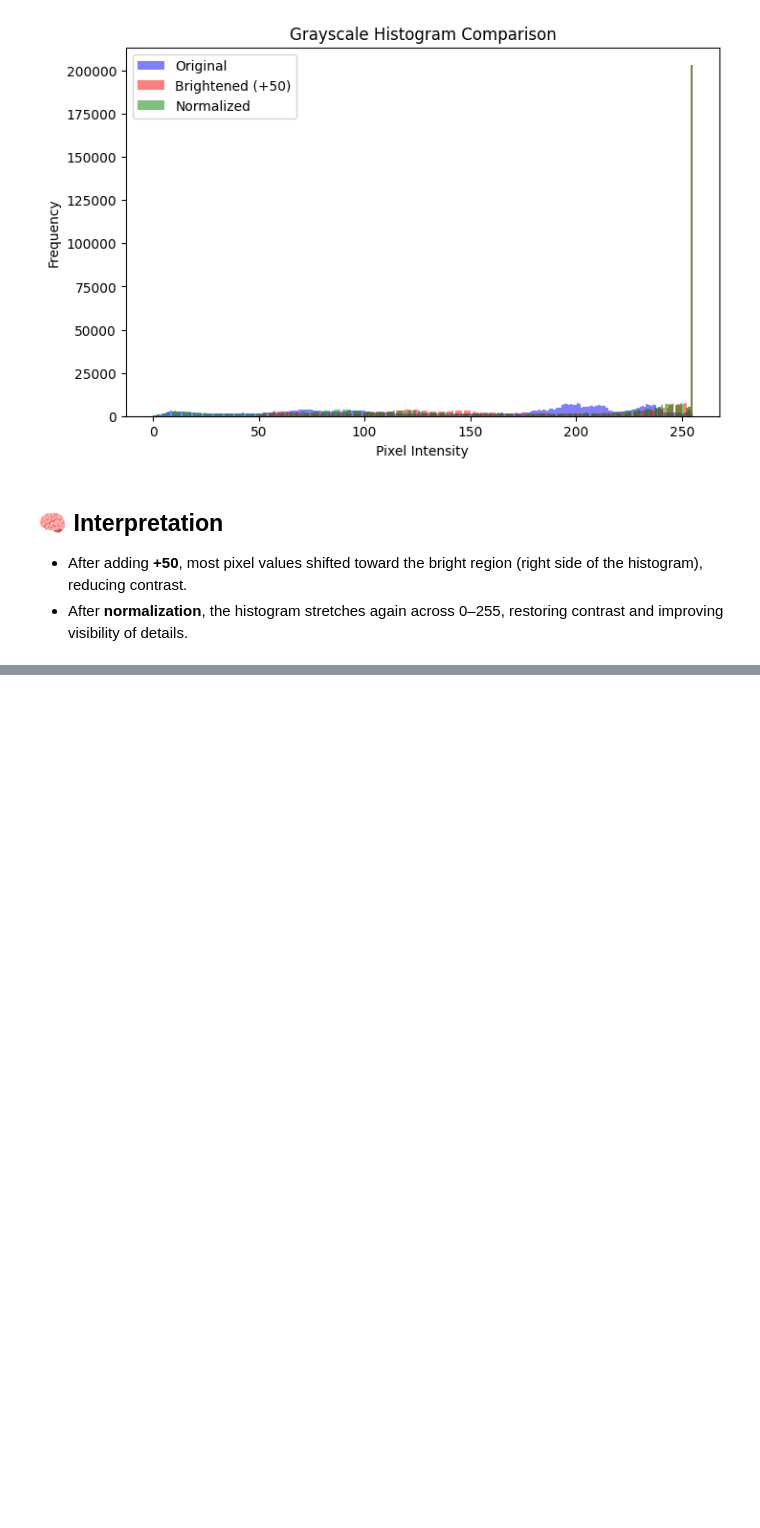
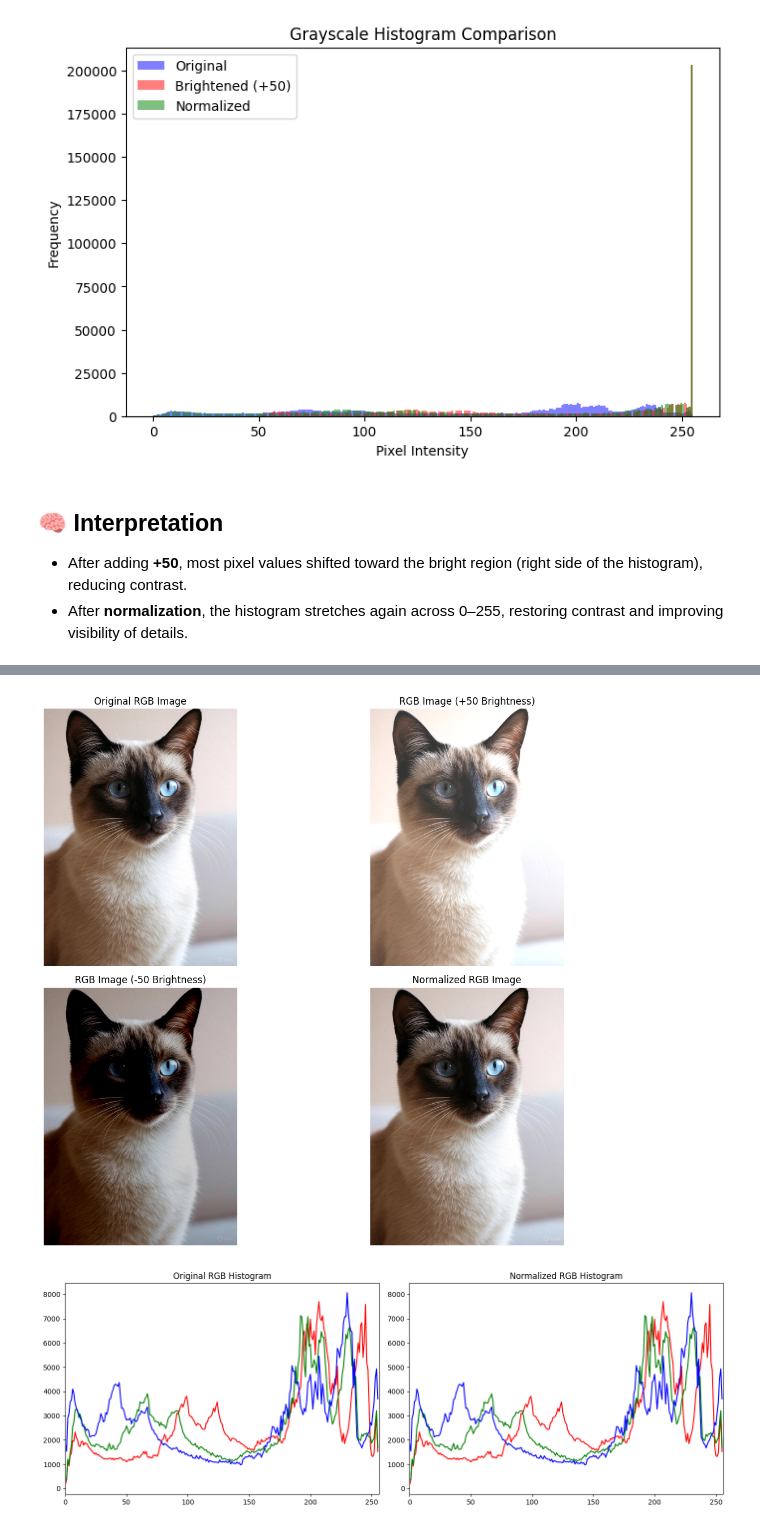
Before and after one commit to notyouriiz/Image_Processing, a Jupyter notebook: Color Histograms/HistogramNormalization.ipynb, the cells around one changed output, grey strips where cells are left out. Drawn from its saved outputs; the diff is of its cells as text; code cells hidden in the pictures; blank space fills up the shorter version.

```diff
--- a/Color Histograms/HistogramNormalization.ipynb
+++ b/Color Histograms/HistogramNormalization.ipynb
@@ -292,0 +302,80 @@ plt.show()
+# %%
+# 🧩 RGB Histogram Normalization and Brightness Adjustment
+import cv2
+import numpy as np
+import matplotlib.pyplot as plt
+
+# Load the RGB image
+img_rgb = cv2.imread("assets/Image.jpeg")
+img_rgb = cv2.cvtColor(img_rgb, cv2.COLOR_BGR2RGB)
+
+# --- Step 1: Brightness adjustment ---
+# Add 50 to all RGB channels (brighter)
+brighter_rgb = cv2.add(img_rgb, (50, 50, 50, 0))
+
+# Subtract 50 from all RGB channels (darker)
+darker_rgb = cv2.subtract(img_rgb, (50, 50, 50, 0))
+
+# --- Step 2: Normalization ---
+# Normalize pixel intensities to full 0–255 range
+normalized_rgb = np.zeros_like(img_rgb)
+normalized_rgb = cv2.normalize(img_rgb, normalized_rgb, 0, 255, cv2.NORM_MINMAX)
+
+# --- Step 3: Visualization ---
+fig, axes = plt.subplots(2, 2, figsize=(14,10))
+
+axes[0,0].imshow(img_rgb)
+axes[0,0].set_title("Original RGB Image")
+axes[0,0].axis("off")
+
+axes[0,1].imshow(brighter_rgb)
+axes[0,1].set_title("RGB Image (+50 Brightness)")
+axes[0,1].axis("off")
+
+axes[1,0].imshow(darker_rgb)
+axes[1,0].set_title("RGB Image (-50 Brightness)")
+axes[1,0].axis("off")
+
+axes[1,1].imshow(normalized_rgb)
+axes[1,1].set_title("Normalized RGB Image")
+axes[1,1].axis("off")
+
+plt.tight_layout()
+plt.show()
+
+# --- Step 4: Histogram Comparison ---
+colors = ('r', 'g', 'b')
+fig, axes = plt.subplots(1, 2, figsize=(14,5))
+
+# Original Histogram
+for i, col in enumerate(colors):
+    hist = cv2.calcHist([img_rgb], [i], None, [256], [0,256])
+    axes[0].plot(hist, color=col)
+axes[0].set_title("Original RGB Histogram")
+axes[0].set_xlim([0,256])
+
+# Normalized Histogram
+for i, col in enumerate(colors):
+    hist = cv2.calcHist([normalized_rgb], [i], None, [256], [0,256])
+    axes[1].plot(hist, color=col)
+axes[1].set_title("Normalized RGB Histogram")
+axes[1].set_xlim([0,256])
+
+plt.tight_layout()
+plt.show()
+
+# --- Step 5: Pixel Matrix Samples ---
+print("Original RGB Pixel Sample (top-left 5x5 region):")
+print(img_rgb[:5, :5, :])
+
+print("\nBrighter (+50) RGB Pixel Sample:")
+print(brighter_rgb[:5, :5, :])
+
+print("\nDarker (-50) RGB Pixel Sample:")
+print(darker_rgb[:5, :5, :])
+
+print("\nNormalized RGB Pixel Sample:")
+print(normalized_rgb[:5, :5, :])
+# %% [output]
+[figure, added]
+[figure, added]
```
Also changed, not shown: parts of 3 cells of this notebook, 3 other files.
